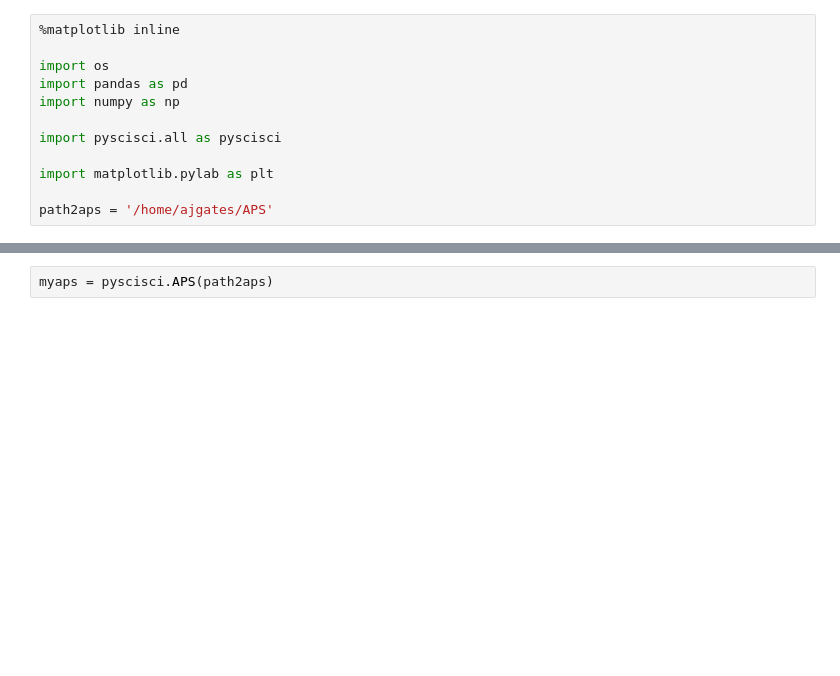
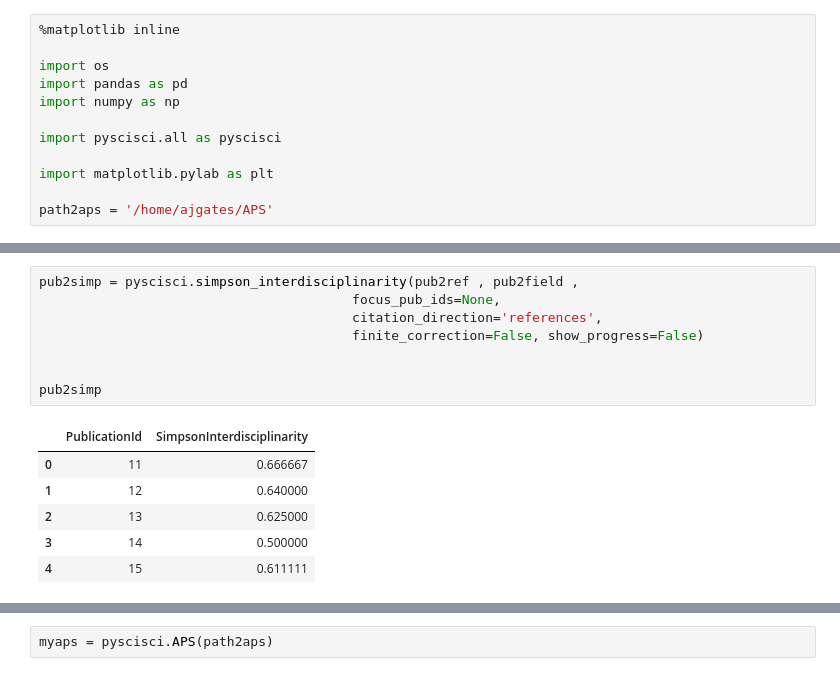
Before and after one commit to SciSciCollective/pyscisci, a Jupyter notebook: examples/Method_Examples/Example of Interdisciplinarity.ipynb, the cells around one changed output, grey strips where cells are left out. Saved outputs shown, nothing was run; the diff lists cells and outputs as text; blank space fills up the shorter version.

Commit message:
improve interdisciplinarity
~ shannon
~ simpson
~ finite simpson

```diff
--- a/examples/Method_Examples/Example of Interdisciplinarity.ipynb
+++ b/examples/Method_Examples/Example of Interdisciplinarity.ipynb
@@ -45,0 +46,15 @@ pub2rs
+# %%
+pub2simp = pyscisci.simpson_interdisciplinarity(pub2ref , pub2field ,
+                                        focus_pub_ids=None,
+                                        citation_direction='references',
+                                        finite_correction=False, show_progress=False)
+
+
+pub2simp
+# %% [output]
+|  | PublicationId | SimpsonInterdisciplinarity |
+| 0 | 11 | 0.666667 |
+| 1 | 12 | 0.640000 |
+| 2 | 13 | 0.625000 |
+| 3 | 14 | 0.500000 |
+| 4 | 15 | 0.611111 |
```
Also changed, not shown: parts of 4 cells of this notebook, 4 other files.
